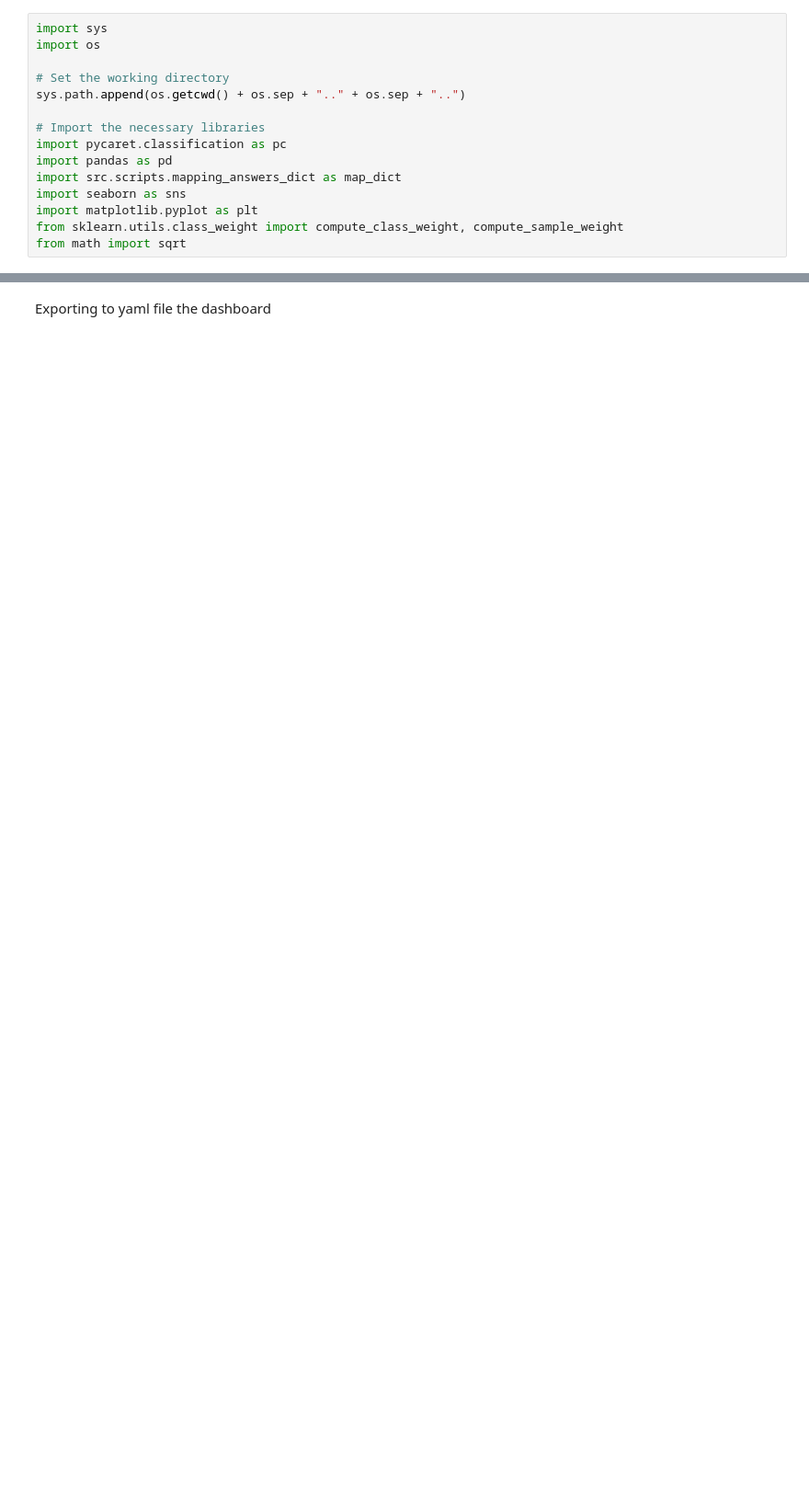
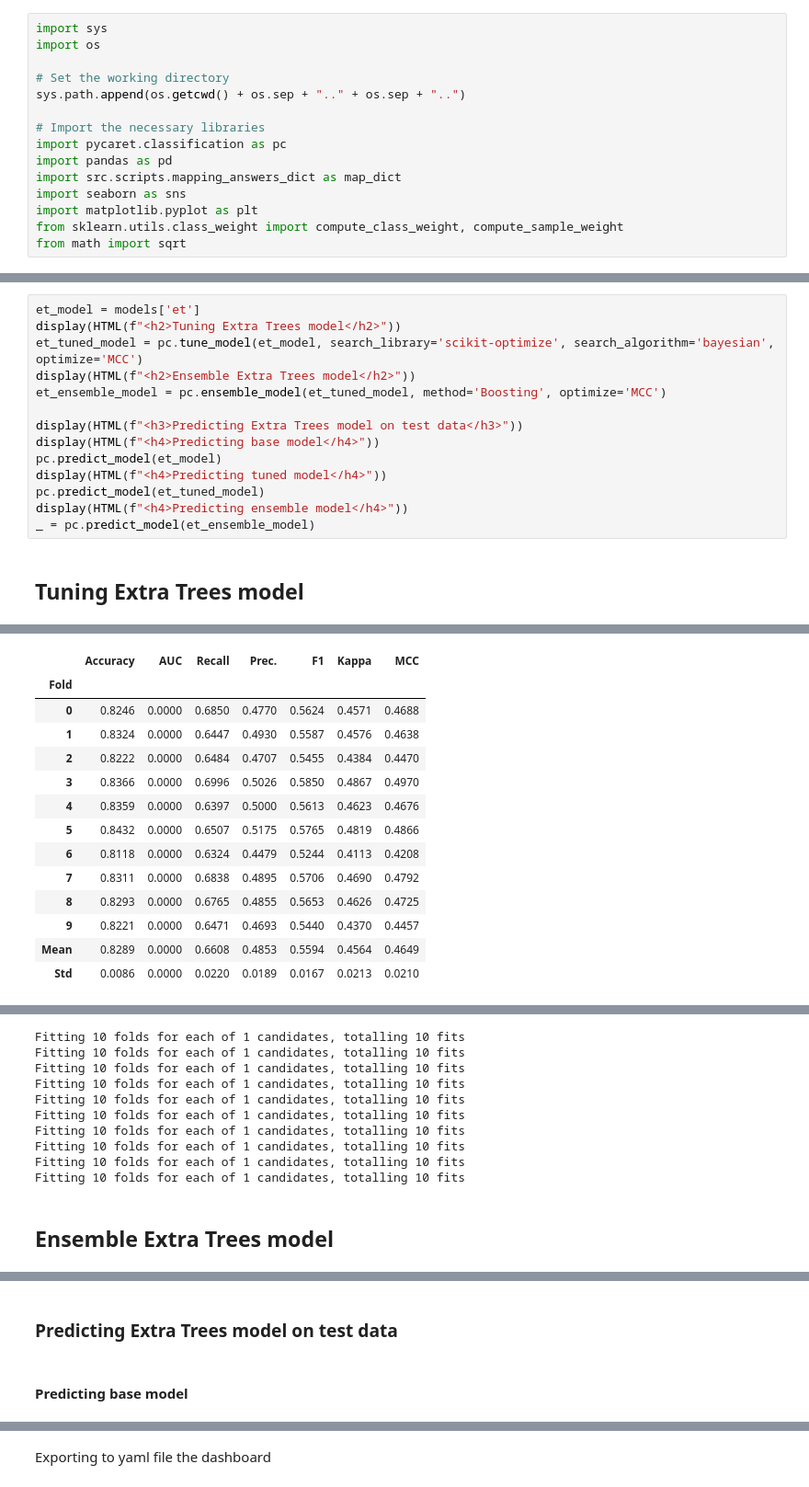
Before and after one commit to frazah/tobacco-analysis, a Jupyter notebook: src/notebooks/predictive_model.ipynb, the cells around one changed output, grey strips where cells are left out. Shown at 92% size. Drawn from its saved outputs; the diff is of its cells as text; blank space fills up the shorter version.

```diff
--- a/src/notebooks/predictive_model.ipynb
+++ b/src/notebooks/predictive_model.ipynb
@@ -167,0 +273,16 @@ pc.evaluate_model(blended_model)
+# %%
+et_model = models['et']
+display(HTML(f"<h2>Tuning Extra Trees model</h2>"))
+et_tuned_model = pc.tune_model(et_model, search_library='scikit-optimize', search_algorithm='bayesian', optimize='MCC')
+display(HTML(f"<h2>Ensemble Extra Trees model</h2>"))
+et_ensemble_model = pc.ensemble_model(et_tuned_model, method='Boosting', optimize='MCC')
+
+display(HTML(f"<h3>Predicting Extra Trees model on test data</h3>"))
+display(HTML(f"<h4>Predicting base model</h4>"))
+pc.predict_model(et_model)
+display(HTML(f"<h4>Predicting tuned model</h4>"))
+pc.predict_model(et_tuned_model)
+display(HTML(f"<h4>Predicting ensemble model</h4>"))
+_ = pc.predict_model(et_ensemble_model)
+# %% [output]
+Tuning Extra Trees model
@@ -167,0 +290,14 @@ pc.evaluate_model(blended_model)
+|  | Accuracy | AUC | Recall | Prec. | F1 | Kappa | MCC |
+| Fold |  |  |  |  |  |  |  |
+| 0 | 0.8246 | 0.0000 | 0.6850 | 0.4770 | 0.5624 | 0.4571 | 0.4688 |
+| 1 | 0.8324 | 0.0000 | 0.6447 | 0.4930 | 0.5587 | 0.4576 | 0.4638 |
+| 2 | 0.8222 | 0.0000 | 0.6484 | 0.4707 | 0.5455 | 0.4384 | 0.4470 |
+| 3 | 0.8366 | 0.0000 | 0.6996 | 0.5026 | 0.5850 | 0.4867 | 0.4970 |
+| 4 | 0.8359 | 0.0000 | 0.6397 | 0.5000 | 0.5613 | 0.4623 | 0.4676 |
+| 5 | 0.8432 | 0.0000 | 0.6507 | 0.5175 | 0.5765 | 0.4819 | 0.4866 |
+| 6 | 0.8118 | 0.0000 | 0.6324 | 0.4479 | 0.5244 | 0.4113 | 0.4208 |
+| 7 | 0.8311 | 0.0000 | 0.6838 | 0.4895 | 0.5706 | 0.4690 | 0.4792 |
+| 8 | 0.8293 | 0.0000 | 0.6765 | 0.4855 | 0.5653 | 0.4626 | 0.4725 |
+| 9 | 0.8221 | 0.0000 | 0.6471 | 0.4693 | 0.5440 | 0.4370 | 0.4457 |
+| Mean | 0.8289 | 0.0000 | 0.6608 | 0.4853 | 0.5594 | 0.4564 | 0.4649 |
+| Std | 0.0086 | 0.0000 | 0.0220 | 0.0189 | 0.0167 | 0.0213 | 0.0210 |
@@ -167,0 +305,11 @@ pc.evaluate_model(blended_model)
+Fitting 10 folds for each of 1 candidates, totalling 10 fits
+Fitting 10 folds for each of 1 candidates, totalling 10 fits
+Fitting 10 folds for each of 1 candidates, totalling 10 fits
+Fitting 10 folds for each of 1 candidates, totalling 10 fits
+Fitting 10 folds for each of 1 candidates, totalling 10 fits
+Fitting 10 folds for each of 1 candidates, totalling 10 fits
+Fitting 10 folds for each of 1 candidates, totalling 10 fits
+Fitting 10 folds for each of 1 candidates, totalling 10 fits
+Fitting 10 folds for each of 1 candidates, totalling 10 fits
+Fitting 10 folds for each of 1 candidates, totalling 10 fits
+Ensemble Extra Trees model
@@ -167,0 +332,2 @@ pc.evaluate_model(blended_model)
+Predicting Extra Trees model on test data
+Predicting base model
```
Also changed, not shown: parts of 38 cells of this notebook, 6 other files.
